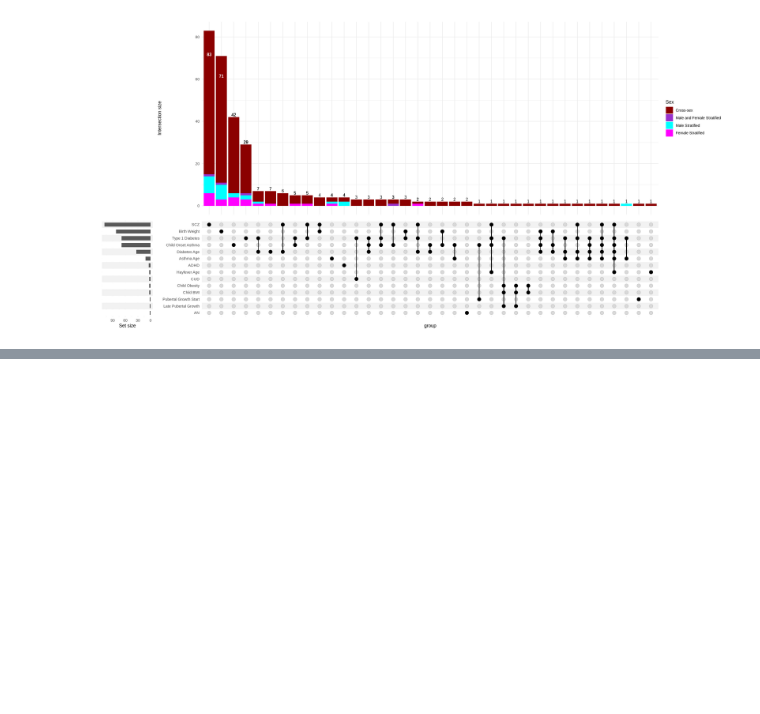
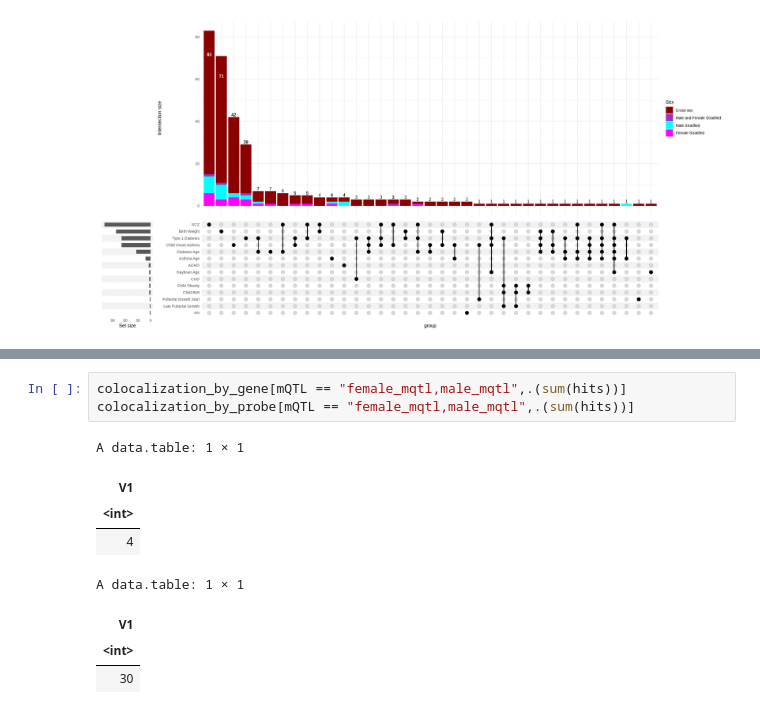
Before and after one commit to wilcas/sex_specific_mQTL, a Jupyter notebook: delahaye_mQTL_analyses/placental_mqtl_colocalization.ipynb, the cells around one changed output, grey strips where cells are left out. Saved outputs shown, nothing was run; the diff lists cells and outputs as text; blank space fills up the shorter version.

```diff
--- a/delahaye_mQTL_analyses/placental_mqtl_colocalization.ipynb
+++ b/delahaye_mQTL_analyses/placental_mqtl_colocalization.ipynb
@@ -1281,0 +1213,12 @@ A data.table: 29 × 4
+# %%
+colocalization_by_gene[mQTL == "female_mqtl,male_mqtl",.(sum(hits))]
+colocalization_by_probe[mQTL == "female_mqtl,male_mqtl",.(sum(hits))]
+# %% [output]
+A data.table: 1 × 1
+| V1 |
+| <int> |
+| 4 |
+A data.table: 1 × 1
+| V1 |
+| <int> |
+| 30 |
```
Also changed, not shown: parts of 13 cells of this notebook, 1 other file.
